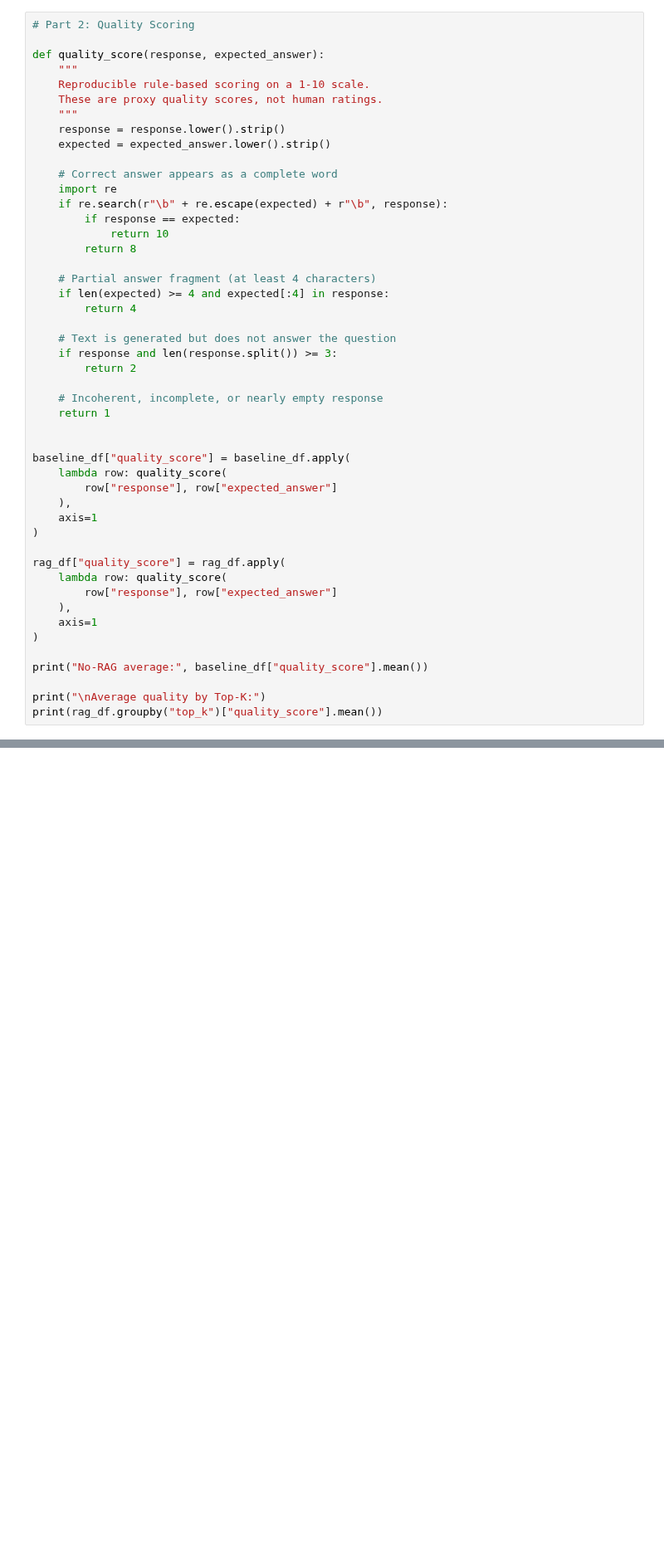
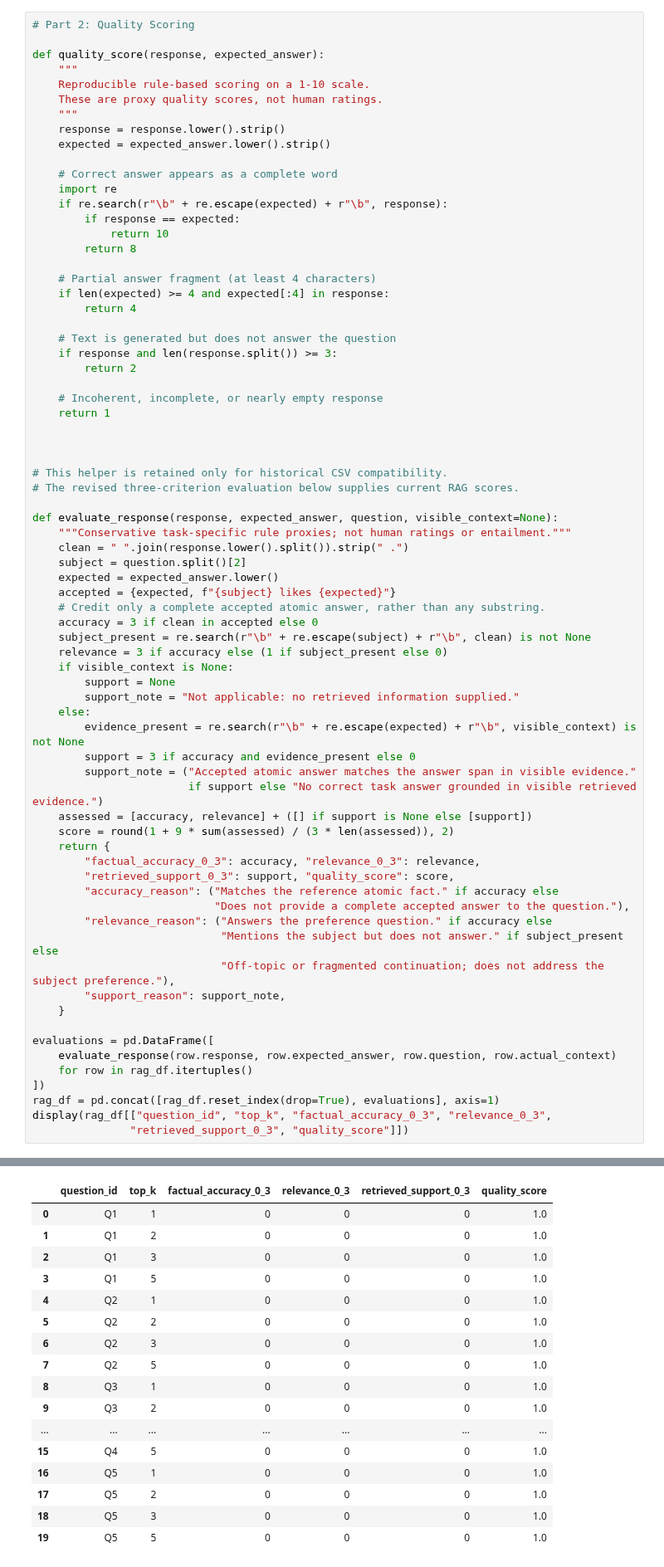
Before and after one commit to AshleyZhou-31/3_CozyDay, a Jupyter notebook: a7_part2/Part2_RAG.ipynb, the cells around one changed output, grey strips where cells are left out. Shown at 83% size. Cells and saved outputs as stored; diff of their text form; blank space fills up the shorter version.

```diff
--- a/a7_part2/Part2_RAG.ipynb
+++ b/a7_part2/Part2_RAG.ipynb
@@ -582,22 +563,46 @@ def quality_score(response, expected_answer):
     return 1
 
 
-baseline_df["quality_score"] = baseline_df.apply(
-    lambda row: quality_score(
-        row["response"], row["expected_answer"]
-    ),
-    axis=1
-)
 
-rag_df["quality_score"] = rag_df.apply(
-    lambda row: quality_score(
-        row["response"], row["expected_answer"]
-    ),
-    axis=1
-)
+# This helper is retained only for historical CSV compatibility.
+# The revised three-criterion evaluation below supplies current RAG scores.
 
-print("No-RAG average:", baseline_df["quality_score"].mean())
+def evaluate_response(response, expected_answer, question, visible_context=None):
+    """Conservative task-specific rule proxies; not human ratings or entailment."""
+    clean = " ".join(response.lower().split()).strip(" .")
+    subject = question.split()[2]
+    expected = expected_answer.lower()
+    accepted = {expected, f"{subject} likes {expected}"}
+    # Credit only a complete accepted atomic answer, rather than any substring.
+    accuracy = 3 if clean in accepted else 0
+    subject_present = re.search(r"\b" + re.escape(subject) + r"\b", clean) is not None
+    relevance = 3 if accuracy else (1 if subject_present else 0)
+    if visible_context is None:
+        support = None
+        support_note = "Not applicable: no retrieved information supplied."
+    else:
+        evidence_present = re.search(r"\b" + re.escape(expected) + r"\b", visible_context) is not None
+        support = 3 if accuracy and evidence_present else 0
+        support_note = ("Accepted atomic answer matches the answer span in visible evidence."
+                        if support else "No correct task answer grounded in visible retrieved evidence.")
+    assessed = [accuracy, relevance] + ([] if support is None else [support])
+    score = round(1 + 9 * sum(assessed) / (3 * len(assessed)), 2)
+    return {
+        "factual_accuracy_0_3": accuracy, "relevance_0_3": relevance,
+        "retrieved_support_0_3": support, "quality_score": score,
+        "accuracy_reason": ("Matches the reference atomic fact." if accuracy else
+                            "Does not provide a complete accepted answer to the question."),
+        "relevance_reason": ("Answers the preference question." if accuracy else
+                             "Mentions the subject but does not answer." if subject_present else
+                             "Off-topic or fragmented continuation; does not address the subject preference."),
+        "support_reason": support_note,
+    }
 
-print("\nAverage quality by Top-K:")
-print(rag_df.groupby("top_k")["quality_score"].mean())
+evaluations = pd.DataFrame([
+    evaluate_response(row.response, row.expected_answer, row.question, row.actual_context)
+    for row in rag_df.itertuples()
+])
+rag_df = pd.concat([rag_df.reset_index(drop=True), evaluations], axis=1)
+display(rag_df[["question_id", "top_k", "factual_accuracy_0_3", "relevance_0_3",
+               "retrieved_support_0_3", "quality_score"]])
 # %% [output]
@@ -613 +609,18 @@ Name: quality_score, dtype: float64
+|  | question_id | top_k | factual_accuracy_0_3 | relevance_0_3 | retrieved_support_0_3 | quality_score |
+| 0 | Q1 | 1 | 0 | 0 | 0 | 1.0 |
+| 1 | Q1 | 2 | 0 | 0 | 0 | 1.0 |
+| 2 | Q1 | 3 | 0 | 0 | 0 | 1.0 |
+| 3 | Q1 | 5 | 0 | 0 | 0 | 1.0 |
+| 4 | Q2 | 1 | 0 | 0 | 0 | 1.0 |
+| 5 | Q2 | 2 | 0 | 0 | 0 | 1.0 |
+| 6 | Q2 | 3 | 0 | 0 | 0 | 1.0 |
+| 7 | Q2 | 5 | 0 | 0 | 0 | 1.0 |
+| 8 | Q3 | 1 | 0 | 0 | 0 | 1.0 |
+| 9 | Q3 | 2 | 0 | 0 | 0 | 1.0 |
+| ... | ... | ... | ... | ... | ... | ... |
+| 15 | Q4 | 5 | 0 | 0 | 0 | 1.0 |
+| 16 | Q5 | 1 | 0 | 0 | 0 | 1.0 |
+| 17 | Q5 | 2 | 0 | 0 | 0 | 1.0 |
+| 18 | Q5 | 3 | 0 | 0 | 0 | 1.0 |
+| 19 | Q5 | 5 | 0 | 0 | 0 | 1.0 |
 # %%
```
Also changed, not shown: parts of 11 cells of this notebook, 4 other files.
